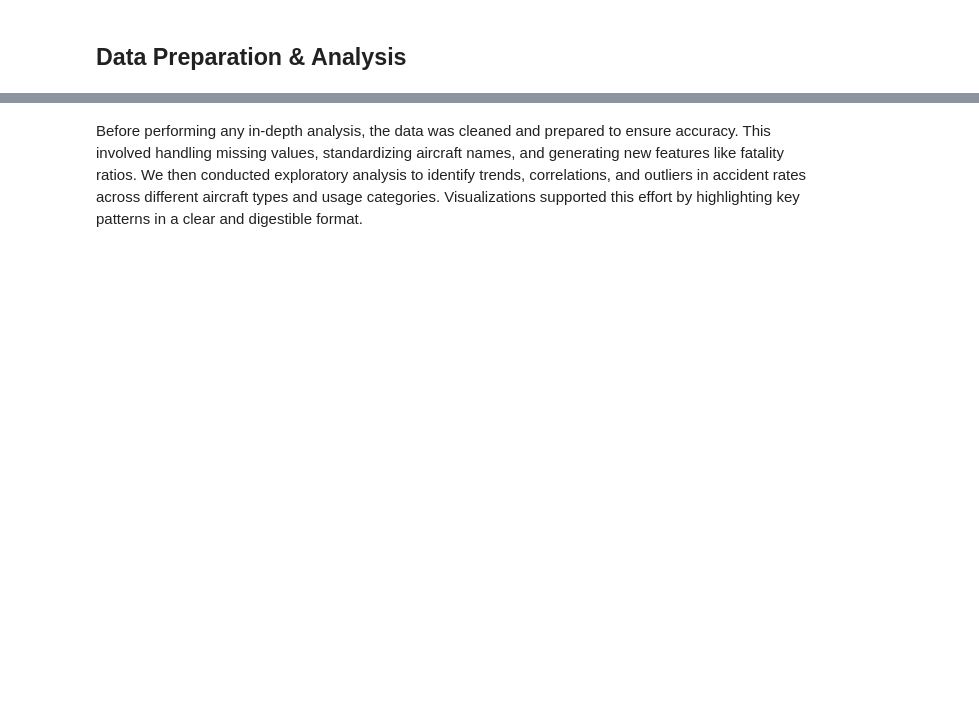
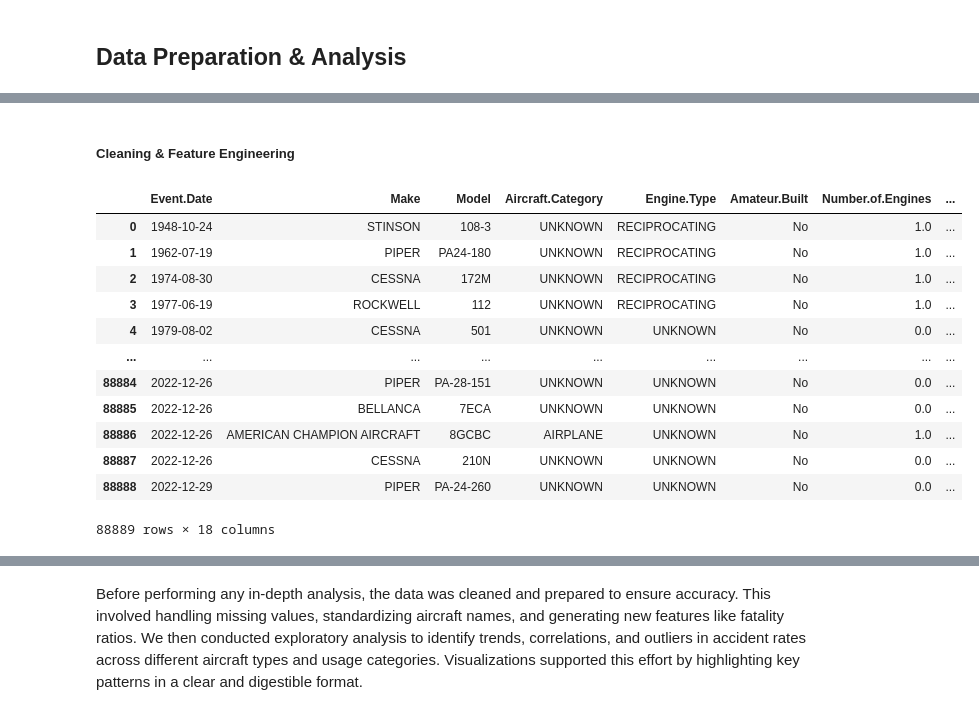
Before and after one commit to libertron/data_science_phase1_project, a Jupyter notebook: Main.ipynb, the cells around one changed output, grey strips where cells are left out. Saved outputs shown, nothing was run; the diff lists cells and outputs as text; code cells hidden in the pictures; blank space fills up the shorter version.

```diff
--- a/Main.ipynb
+++ b/Main.ipynb
@@ -206,0 +214,58 @@ df
+# %%
+# creating a cleaning function
+def clean_aircraft_subset(df_subset):
+    df = df_subset.copy()
+
+    df['Event.Date'] = pd.to_datetime(df['Event.Date'], errors='coerce')
+    df = df[df['Event.Date'].notnull()]
+
+    num_cols = [
+        'Total.Fatal.Injuries', 'Total.Serious.Injuries',
+        'Total.Minor.Injuries', 'Total.Uninjured',
+        'Number.of.Engines'
+    ]
+    df[num_cols] = df[num_cols].fillna(0)
+
+    cat_cols = [
+        'Make', 'Model', 'Aircraft.Category', 'Engine.Type',
+        'Amateur.Built', 'Purpose.of.flight',
+        'Weather.Condition', 'Broad.phase.of.flight',
+        'Injury.Severity', 'Aircraft.damage'
+    ]
+    df[cat_cols] = df[cat_cols].fillna("UNKNOWN")
+
+    return df
+# %% [markdown]
+##### Cleaning & Feature Engineering
+# %%
+# clean the subset
+df_focus  = clean_aircraft_subset(df_focus)
+
+# Total onboard and fatality ratio
+injury_cols = ['Total.Fatal.Injuries', 'Total.Serious.Injuries', 'Total.Minor.Injuries', 'Total.Uninjured']
+df_focus['Total_Onboard'] = df_focus[injury_cols].sum(axis=1)
+df_focus['Fatality_Ratio'] = df_focus['Total.Fatal.Injuries'] / df_focus['Total_Onboard']
+df_focus['Fatality_Ratio'] = df_focus['Fatality_Ratio'].replace([np.inf, -np.inf], np.nan).fillna(0)
+
+# Clean text data
+df_focus['Make'] = df_focus['Make'].str.upper().str.strip()
+df_focus['Model'] = df_focus['Model'].str.upper().str.strip()
+df_focus['Aircraft.Category'] = df_focus['Aircraft.Category'].str.upper()
+df_focus['Engine.Type'] = df_focus['Engine.Type'].str.upper()
+df_focus['Purpose.of.flight'] = df_focus['Purpose.of.flight'].str.upper()
+# %%
+df_focus
+# %% [output]
+|  | Event.Date | Make | Model | Aircraft.Category | Engine.Type | Amateur.Built | Number.of.Engines | ... |
+| 0 | 1948-10-24 | STINSON | 108-3 | UNKNOWN | RECIPROCATING | No | 1.0 | ... |
+| 1 | 1962-07-19 | PIPER | PA24-180 | UNKNOWN | RECIPROCATING | No | 1.0 | ... |
+| 2 | 1974-08-30 | CESSNA | 172M | UNKNOWN | RECIPROCATING | No | 1.0 | ... |
+| 3 | 1977-06-19 | ROCKWELL | 112 | UNKNOWN | RECIPROCATING | No | 1.0 | ... |
+| 4 | 1979-08-02 | CESSNA | 501 | UNKNOWN | UNKNOWN | No | 0.0 | ... |
+| ... | ... | ... | ... | ... | ... | ... | ... | ... |
+| 88884 | 2022-12-26 | PIPER | PA-28-151 | UNKNOWN | UNKNOWN | No | 0.0 | ... |
+| 88885 | 2022-12-26 | BELLANCA | 7ECA | UNKNOWN | UNKNOWN | No | 0.0 | ... |
+| 88886 | 2022-12-26 | AMERICAN CHAMPION AIRCRAFT | 8GCBC | AIRPLANE | UNKNOWN | No | 1.0 | ... |
+| 88887 | 2022-12-26 | CESSNA | 210N | UNKNOWN | UNKNOWN | No | 0.0 | ... |
+| 88888 | 2022-12-29 | PIPER | PA-24-260 | UNKNOWN | UNKNOWN | No | 0.0 | ... |
+88889 rows × 18 columns
```
Also changed, not shown: parts of 24 cells of this notebook, 2 other files.
